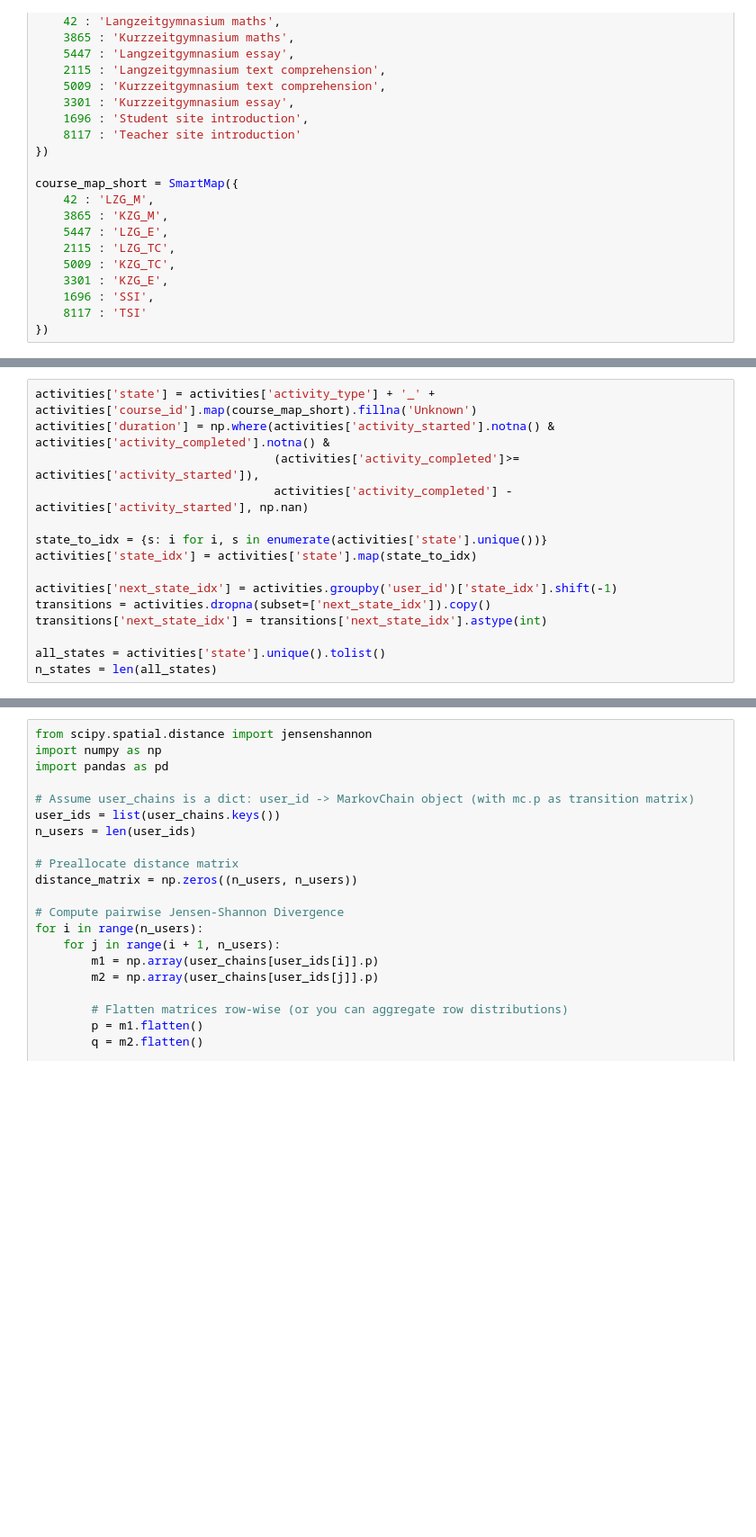
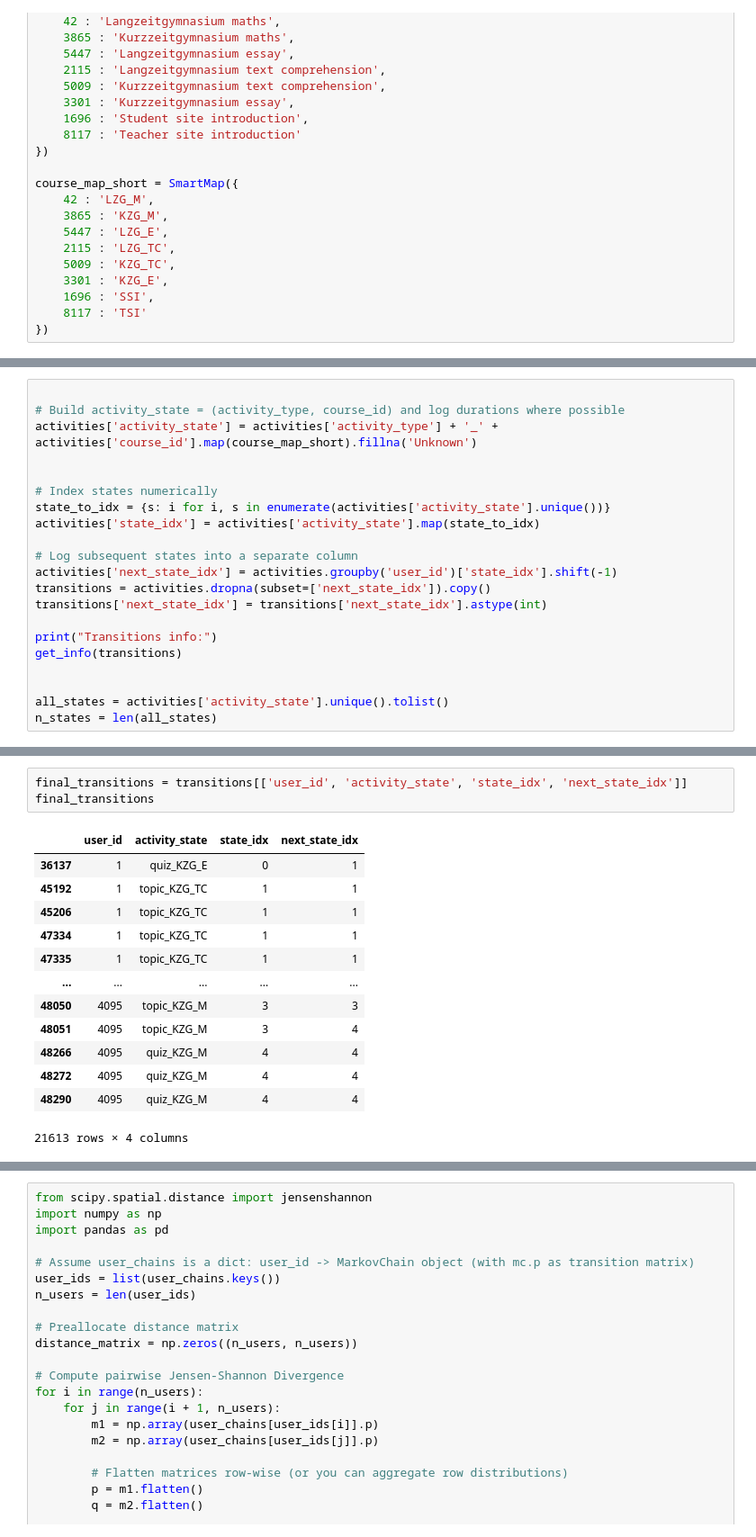
Before and after one commit to malenraychev/BigMMMBehaviour, a Jupyter notebook: markov.ipynb, the cells around one changed output, grey strips where cells are left out. Shown: that part at 90% size. Drawn from its saved outputs; the diff is of its cells as text; blank space fills up the shorter version.

```diff
--- a/markov.ipynb
+++ b/markov.ipynb
@@ -44,15 +132,21 @@ activities.sort_values(by=['user_id', 'activity_started'], ascending=True, inpla
 # %%
-activities['state'] = activities['activity_type'] + '_' + activities['course_id'].map(course_map_short).fillna('Unknown')
-activities['duration'] = np.where(activities['activity_started'].notna() & activities['activity_completed'].notna() &
-                                  (activities['activity_completed']>= activities['activity_started']),
-                                  activities['activity_completed'] - activities['activity_started'], np.nan)
 
-state_to_idx = {s: i for i, s in enumerate(activities['state'].unique())}
-activities['state_idx'] = activities['state'].map(state_to_idx)
+# Build activity_state = (activity_type, course_id) and log durations where possible
+activities['activity_state'] = activities['activity_type'] + '_' + activities['course_id'].map(course_map_short).fillna('Unknown')
 
+
+# Index states numerically
+state_to_idx = {s: i for i, s in enumerate(activities['activity_state'].unique())}
+activities['state_idx'] = activities['activity_state'].map(state_to_idx)
+
+# Log subsequent states into a separate column
 activities['next_state_idx'] = activities.groupby('user_id')['state_idx'].shift(-1)
 transitions = activities.dropna(subset=['next_state_idx']).copy()
 transitions['next_state_idx'] = transitions['next_state_idx'].astype(int)
 
-all_states = activities['state'].unique().tolist()
+print("Transitions info:")
+get_info(transitions)
+
+
+all_states = activities['activity_state'].unique().tolist()
 n_states = len(all_states)
@@ -59,3 +390,20 @@ n_states = len(all_states)
+# %%
+final_transitions = transitions[['user_id', 'activity_state', 'state_idx', 'next_state_idx']]
+final_transitions
+# %% [output]
+|  | user_id | activity_state | state_idx | next_state_idx |
+| 36137 | 1 | quiz_KZG_E | 0 | 1 |
+| 45192 | 1 | topic_KZG_TC | 1 | 1 |
+| 45206 | 1 | topic_KZG_TC | 1 | 1 |
+| 47334 | 1 | topic_KZG_TC | 1 | 1 |
+| 47335 | 1 | topic_KZG_TC | 1 | 1 |
+| ... | ... | ... | ... | ... |
+| 48050 | 4095 | topic_KZG_M | 3 | 3 |
+| 48051 | 4095 | topic_KZG_M | 3 | 4 |
+| 48266 | 4095 | quiz_KZG_M | 4 | 4 |
+| 48272 | 4095 | quiz_KZG_M | 4 | 4 |
+| 48290 | 4095 | quiz_KZG_M | 4 | 4 |
+21613 rows × 4 columns
 # %%
 # Per-user Markov chains
 user_chains = {}
```
Also changed, not shown: parts of 35 cells of this notebook, 1 other file.
